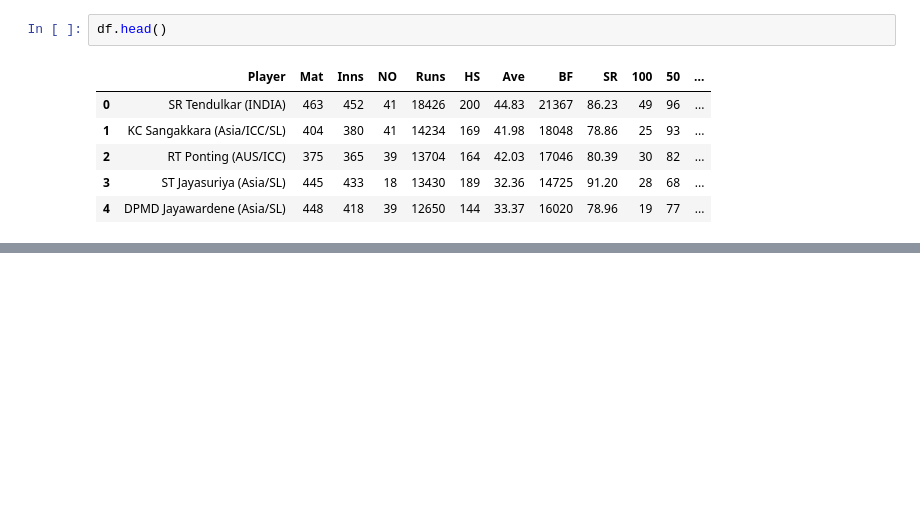
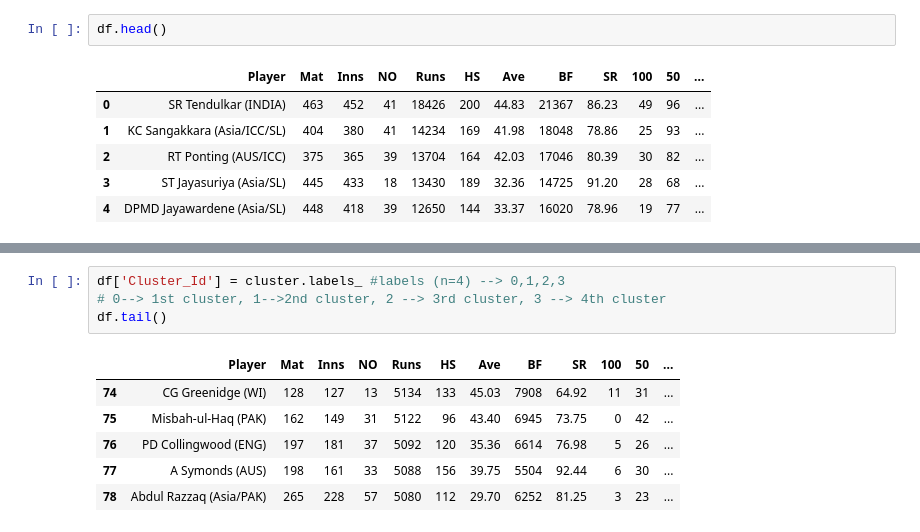
Before and after one commit to PankajRaghunadhabhatla/Python, a Jupyter notebook: Cricket_Analysis.ipynb, the cells around one changed output, grey strips where cells are left out. Saved outputs shown, nothing was run; the diff lists cells and outputs as text; blank space fills up the shorter version.

```diff
--- a/Cricket_Analysis.ipynb
+++ b/Cricket_Analysis.ipynb
@@ -242,0 +313,11 @@ df.head()
+# %%
+df['Cluster_Id'] = cluster.labels_ #labels (n=4) --> 0,1,2,3
+# 0--> 1st cluster, 1-->2nd cluster, 2 --> 3rd cluster, 3 --> 4th cluster
+df.tail()
+# %% [output]
+|  | Player | Mat | Inns | NO | Runs | HS | Ave | BF | SR | 100 | 50 | ... |
+| 74 | CG Greenidge (WI) | 128 | 127 | 13 | 5134 | 133 | 45.03 | 7908 | 64.92 | 11 | 31 | ... |
+| 75 | Misbah-ul-Haq (PAK) | 162 | 149 | 31 | 5122 | 96 | 43.40 | 6945 | 73.75 | 0 | 42 | ... |
+| 76 | PD Collingwood (ENG) | 197 | 181 | 37 | 5092 | 120 | 35.36 | 6614 | 76.98 | 5 | 26 | ... |
+| 77 | A Symonds (AUS) | 198 | 161 | 33 | 5088 | 156 | 39.75 | 5504 | 92.44 | 6 | 30 | ... |
+| 78 | Abdul Razzaq (Asia/PAK) | 265 | 228 | 57 | 5080 | 112 | 29.70 | 6252 | 81.25 | 3 | 23 | ... |
```
Also changed, not shown: parts of 16 cells of this notebook.
